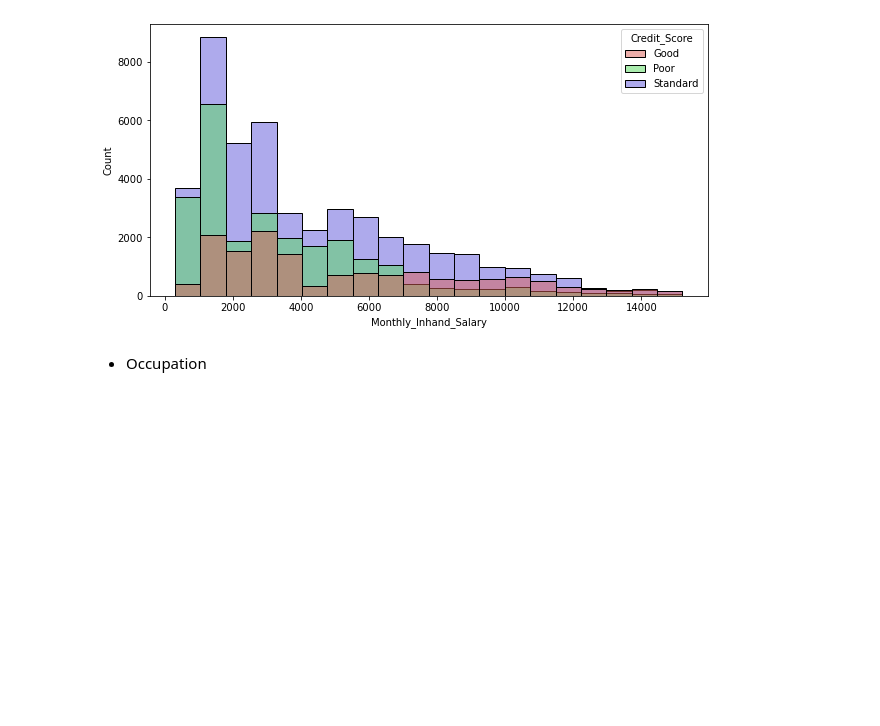
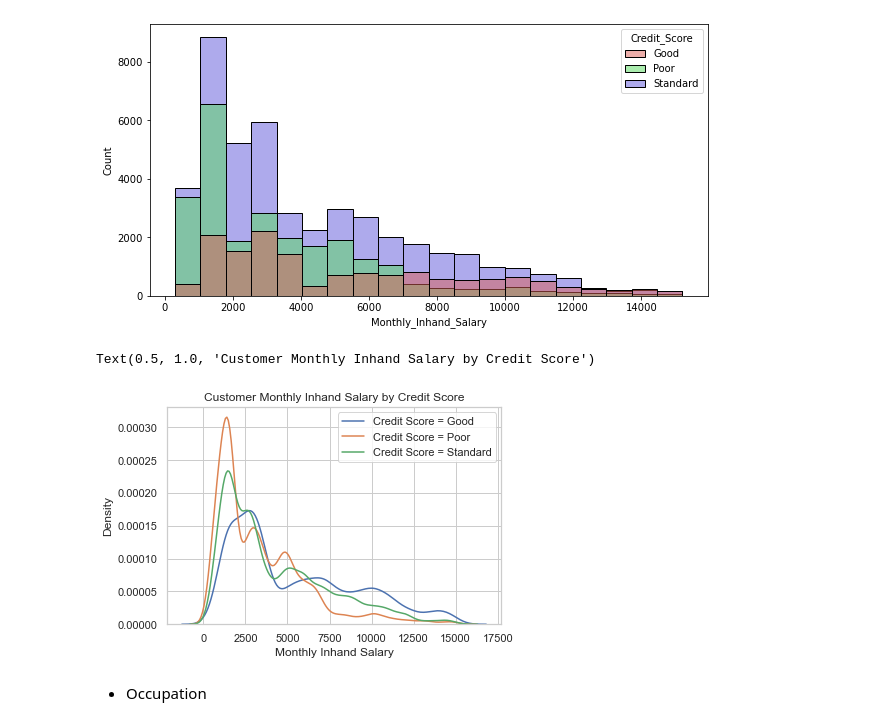
Before and after one commit to OlaJaglinska/Data-Science-Training, a Jupyter notebook: EDA/EDA.ipynb, the cells around one changed output. Saved outputs shown, nothing was run; the diff lists cells and outputs as text; code cells hidden in the pictures; blank space fills up the shorter version.

```diff
--- a/EDA/EDA.ipynb
+++ b/EDA/EDA.ipynb
@@ -194,6 +194,16 @@ sns.histplot(data=df, x="Monthly_Inhand_Salary", hue= 'Credit_Score', bins=20, p
 # %% [output]
 <AxesSubplot:xlabel='Monthly_Inhand_Salary', ylabel='Count'>
 [figure]
+# %%
+sns.kdeplot(df['Monthly_Inhand_Salary'][df['Credit_Score'] == 'Good'], label = 'Credit Score = Good')
+sns.kdeplot(df['Monthly_Inhand_Salary'][df['Credit_Score'] == 'Poor'], label = 'Credit Score = Poor')
+sns.kdeplot(df['Monthly_Inhand_Salary'][df['Credit_Score'] == 'Standard'], label = 'Credit Score = Standard')
+plt.xlabel('Monthly Inhand Salary')
+plt.legend()
+plt.title('Customer Monthly Inhand Salary by Credit Score')
+# %% [output]
+Text(0.5, 1.0, 'Customer Monthly Inhand Salary by Credit Score')
+[figure, added]
 # %% [markdown]
 * Occupation
 # %%
```
Also changed, not shown: parts of 8 cells of this notebook.
